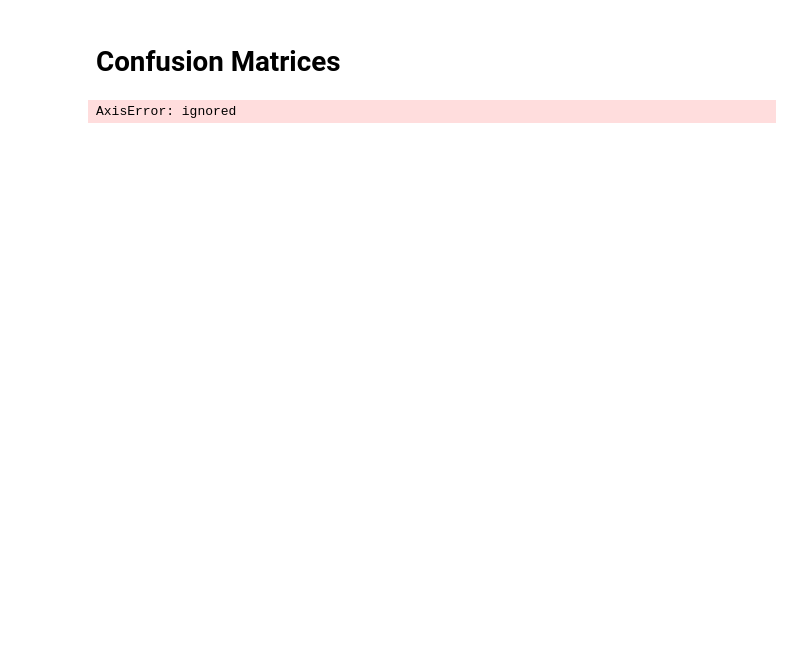
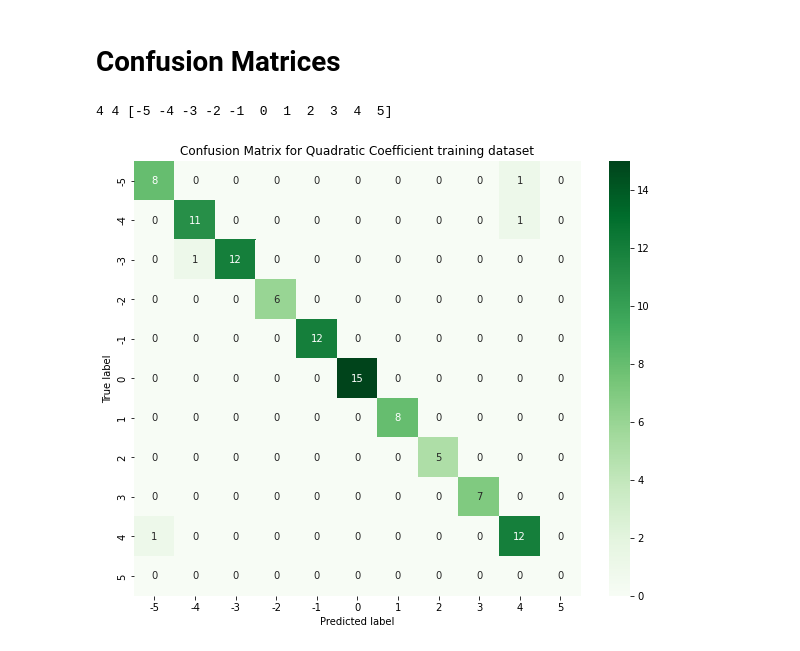
Before and after one commit to oleksnikolenko/quadratic_equation_classifier, a Jupyter notebook: Quadratic_Equations_Classifier.ipynb, the cells around one changed output. Drawn from its saved outputs; the diff is of its cells as text; code cells hidden in the pictures; blank space fills up the shorter version.

```diff
--- a/Quadratic_Equations_Classifier.ipynb
+++ b/Quadratic_Equations_Classifier.ipynb
@@ -196,19 +217,20 @@ print('\n total number of errors: ', number_errors, ' out of ', (len(quadr) + le
 # %%
 # Confusion Matrix for Quadratic Coefficients
 
-matrix = confusion_matrix(lb.inverse_transform(test_quadratic_y), lb.inverse_transform(quadr), labels=lb.classes_)
+matrix = confusion_matrix(lb.inverse_transform(test_quadratic_y), quadr, labels=lb.classes_)
 plt.show()
 
 matrix = pd.DataFrame(matrix, index=lb.classes_, columns=lb.classes_)
 
 fig, ax = plt.subplots(figsize=(10, 8))
 sbn.heatmap(matrix, annot=True, cmap='Greens')
 plt.title('Confusion Matrix for Quadratic Coefficient training dataset')
 plt.xlabel('Predicted label')
 plt.ylabel('True label')
 plt.show()
 # %% [output]
-AxisError: ignored
+4 4 [-5 -4 -3 -2 -1  0  1  2  3  4  5]
+[figure, added]
 # %%
 # Confusion Matrix for Linear Coefficients
 
```
Also changed, not shown: parts of 9 cells of this notebook.
